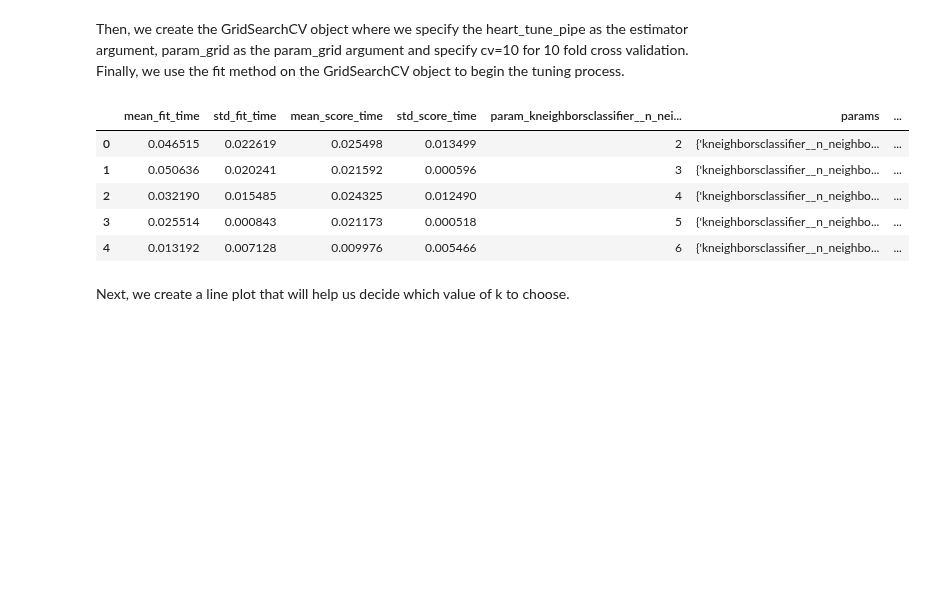
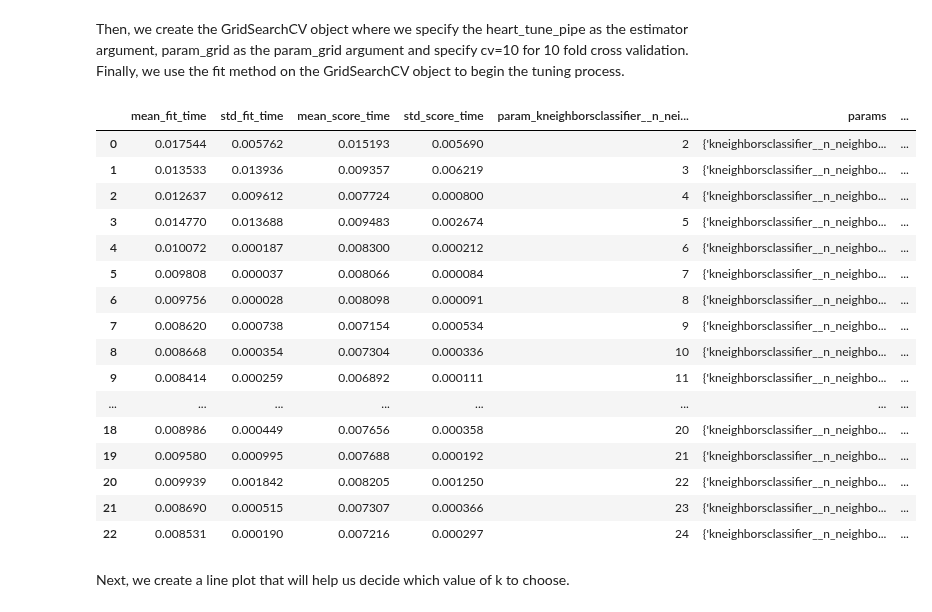
Before and after one commit to ddsanto/insert-group-name, a Jupyter notebook: Project report.ipynb, the cells around one changed output. Saved outputs shown, nothing was run; the diff lists cells and outputs as text; code cells hidden in the pictures; blank space fills up the shorter version.

```diff
--- a/Project report.ipynb
+++ b/Project report.ipynb
@@ -366,37 +350,48 @@ We now construct the parameter_grid dictionary that will tell GridSearchCV what
 # %%
 # We specify the range of K values here
 param_grid = {
-    "kneighborsclassifier__n_neighbors": range(2, 100, 1),
+    "kneighborsclassifier__n_neighbors": range(2, 25, 1),
 }
 # %% [markdown]
 Then, we create the GridSearchCV object where we specify the heart_tune_pipe as the estimator argument, param_grid as the param_grid argument and specify cv=10 for 10 fold cross validation. Finally, we use the fit method on the GridSearchCV object to begin the tuning process.
 # %%
 heart_tune_grid = GridSearchCV(
     estimator=heart_tune_pipe,
     param_grid=param_grid,
     cv=10
 )
 
 # We pass the training data predictors and labels as the two arguments to fit
 # We will wrap it in a pd.DataFrame to make it easier to understand, and print the info of the result.
 
 
 X_tune = heart_train.drop(columns=["Diagnosis"])
 y_tune = heart_train["Diagnosis"]
 # heart_train
 knn_model_grid = heart_tune_grid.fit(X_tune, y_tune)
 # X_tune
 
 accuracies_grid = pd.DataFrame(knn_model_grid.cv_results_)
 
-accuracies_grid.head()
+accuracies_grid
 # %% [output]
 |  | mean_fit_time | std_fit_time | mean_score_time | std_score_time | param_kneighborsclassifier__n_nei... | params | ... |
-| 0 | 0.046515 | 0.022619 | 0.025498 | 0.013499 | 2 | {'kneighborsclassifier__n_neighbo... | ... |
-| 1 | 0.050636 | 0.020241 | 0.021592 | 0.000596 | 3 | {'kneighborsclassifier__n_neighbo... | ... |
-| 2 | 0.032190 | 0.015485 | 0.024325 | 0.012490 | 4 | {'kneighborsclassifier__n_neighbo... | ... |
-| 3 | 0.025514 | 0.000843 | 0.021173 | 0.000518 | 5 | {'kneighborsclassifier__n_neighbo... | ... |
-| 4 | 0.013192 | 0.007128 | 0.009976 | 0.005466 | 6 | {'kneighborsclassifier__n_neighbo... | ... |
+| 0 | 0.017544 | 0.005762 | 0.015193 | 0.005690 | 2 | {'kneighborsclassifier__n_neighbo... | ... |
+| 1 | 0.013533 | 0.013936 | 0.009357 | 0.006219 | 3 | {'kneighborsclassifier__n_neighbo... | ... |
+| 2 | 0.012637 | 0.009612 | 0.007724 | 0.000800 | 4 | {'kneighborsclassifier__n_neighbo... | ... |
+| 3 | 0.014770 | 0.013688 | 0.009483 | 0.002674 | 5 | {'kneighborsclassifier__n_neighbo... | ... |
+| 4 | 0.010072 | 0.000187 | 0.008300 | 0.000212 | 6 | {'kneighborsclassifier__n_neighbo... | ... |
+| 5 | 0.009808 | 0.000037 | 0.008066 | 0.000084 | 7 | {'kneighborsclassifier__n_neighbo... | ... |
+| 6 | 0.009756 | 0.000028 | 0.008098 | 0.000091 | 8 | {'kneighborsclassifier__n_neighbo... | ... |
+| 7 | 0.008620 | 0.000738 | 0.007154 | 0.000534 | 9 | {'kneighborsclassifier__n_neighbo... | ... |
+| 8 | 0.008668 | 0.000354 | 0.007304 | 0.000336 | 10 | {'kneighborsclassifier__n_neighbo... | ... |
+| 9 | 0.008414 | 0.000259 | 0.006892 | 0.000111 | 11 | {'kneighborsclassifier__n_neighbo... | ... |
+| ... | ... | ... | ... | ... | ... | ... | ... |
+| 18 | 0.008986 | 0.000449 | 0.007656 | 0.000358 | 20 | {'kneighborsclassifier__n_neighbo... | ... |
+| 19 | 0.009580 | 0.000995 | 0.007688 | 0.000192 | 21 | {'kneighborsclassifier__n_neighbo... | ... |
+| 20 | 0.009939 | 0.001842 | 0.008205 | 0.001250 | 22 | {'kneighborsclassifier__n_neighbo... | ... |
+| 21 | 0.008690 | 0.000515 | 0.007307 | 0.000366 | 23 | {'kneighborsclassifier__n_neighbo... | ... |
+| 22 | 0.008531 | 0.000190 | 0.007216 | 0.000297 | 24 | {'kneighborsclassifier__n_neighbo... | ... |
 # %% [markdown]
 Next, we create a line plot that will help us decide which value of k to choose.
 # %%
```
Also changed, not shown: parts of 10 cells of this notebook.
